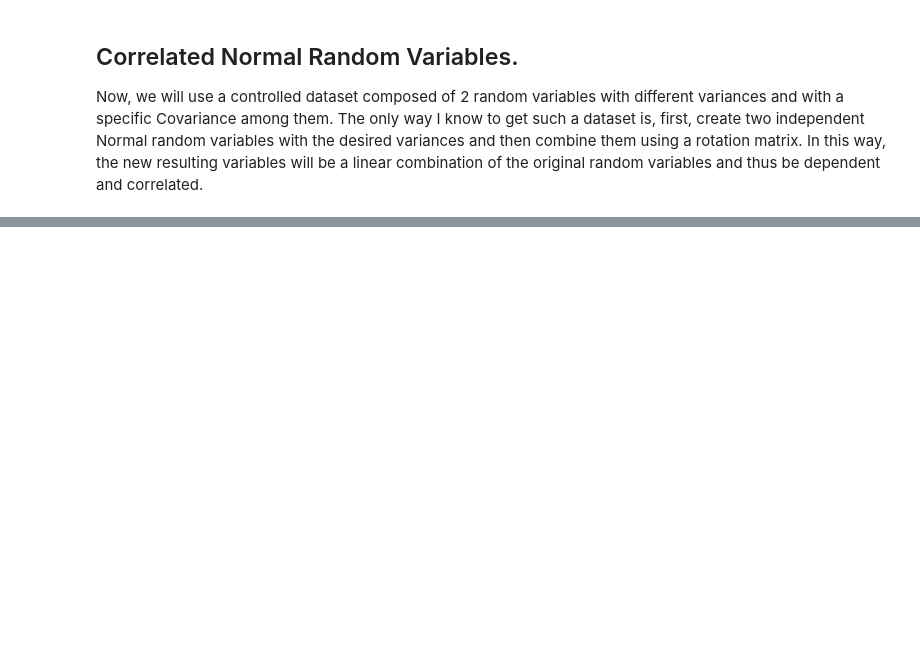
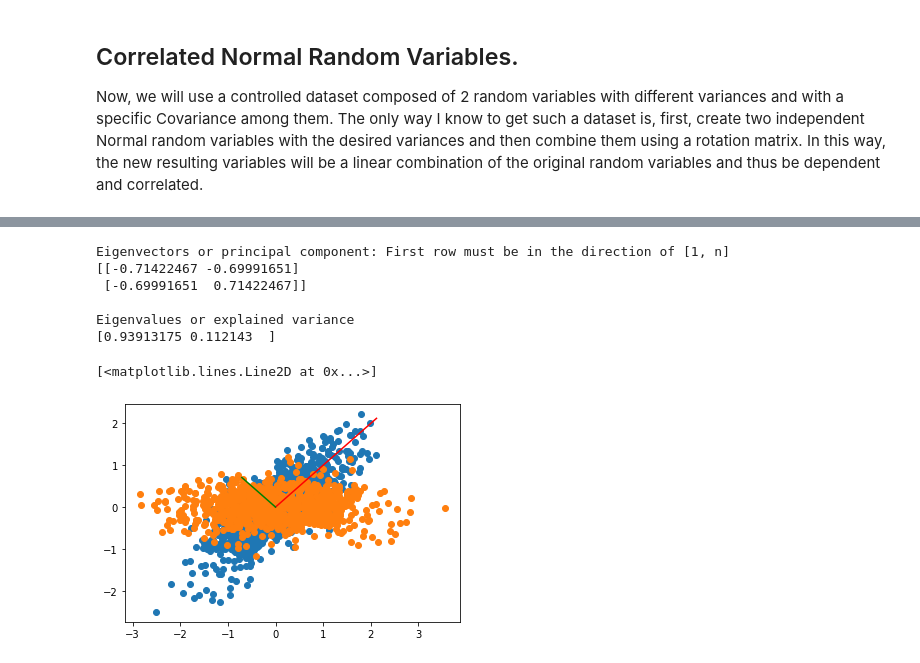
Before and after one commit to martin-fabbri/colab-notebooks, a Jupyter notebook: deeplearning.ai/nlp/principal_component_analysis_01.ipynb, the cells around one changed output, grey strips where cells are left out. Drawn from its saved outputs; the diff is of its cells as text; code cells hidden in the pictures; blank space fills up the shorter version.

```diff
--- a/deeplearning.ai/nlp/principal_component_analysis_01.ipynb
+++ b/deeplearning.ai/nlp/principal_component_analysis_01.ipynb
@@ -116,0 +141,26 @@ Name: PC2, Length: 1000, dtype: float64
+# %%
+plt.scatter(data[:, 0], data[:, 1])
+pca = PCA(n_components=2)
+pcaTr = pca.fit(data)
+dataPCA = pcaTr.transform(data)
+print('Eigenvectors or principal component: First row must be in the direction of [1, n]')
+print(pcaTr.components_)
+
+print()
+print('Eigenvalues or explained variance')
+print(pcaTr.explained_variance_)
+plt.scatter(dataPCA[:, 0], dataPCA[:, 1])
+
+# Plot the first component axe. Use the explained variance to scale the vector
+plt.plot([0, rotationMatrix[0][0] * std1 * 3], [0, rotationMatrix[0][1] * std1 * 3], 'k-', color='red')
+# Plot the second component axe. Use the explained variance to scale the vector
+plt.plot([0, rotationMatrix[1][0] * std2 * 3], [0, rotationMatrix[1][1] * std2 * 3], 'k-', color='green')
+# %% [output]
+Eigenvectors or principal component: First row must be in the direction of [1, n]
+[[-0.71422467 -0.69991651]
+ [-0.69991651  0.71422467]]
+
+Eigenvalues or explained variance
+[0.93913175 0.112143  ]
+[<matplotlib.lines.Line2D at 0x...>]
+[figure, added]
```
Also changed, not shown: parts of 13 cells of this notebook.
